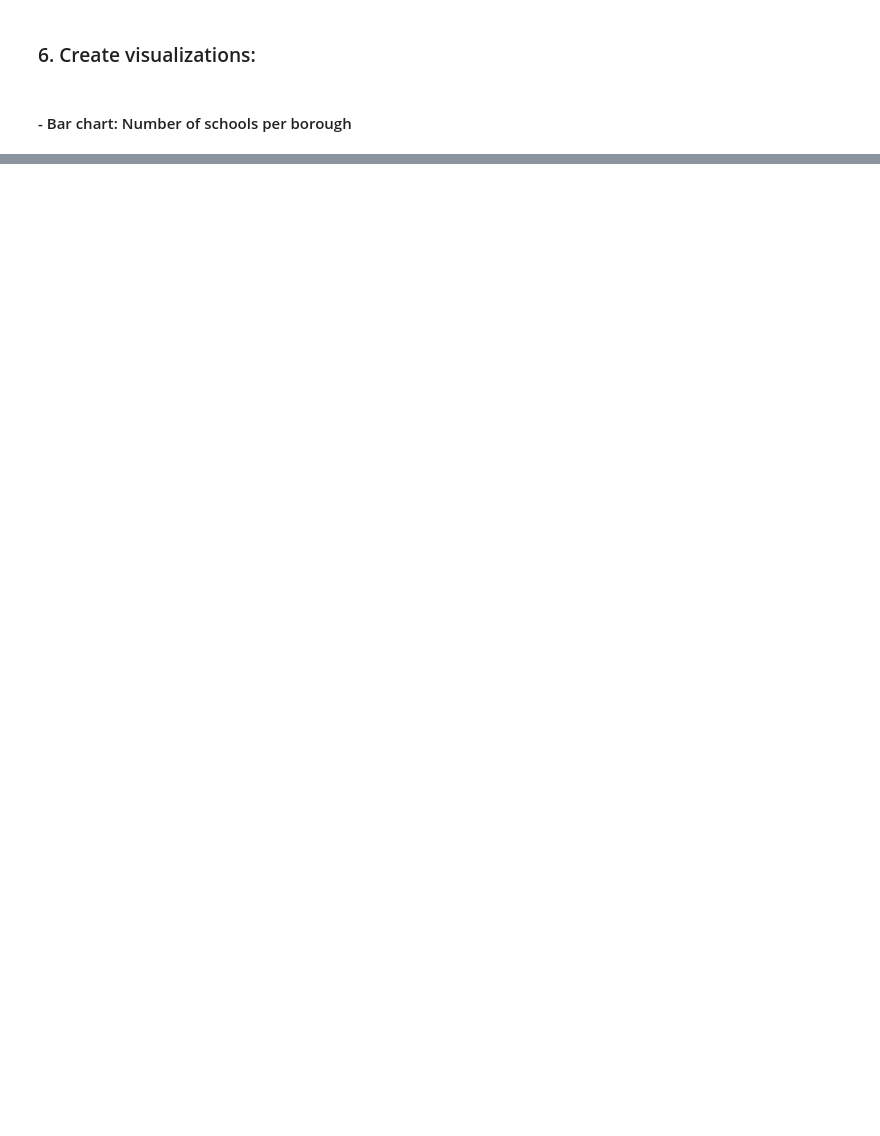
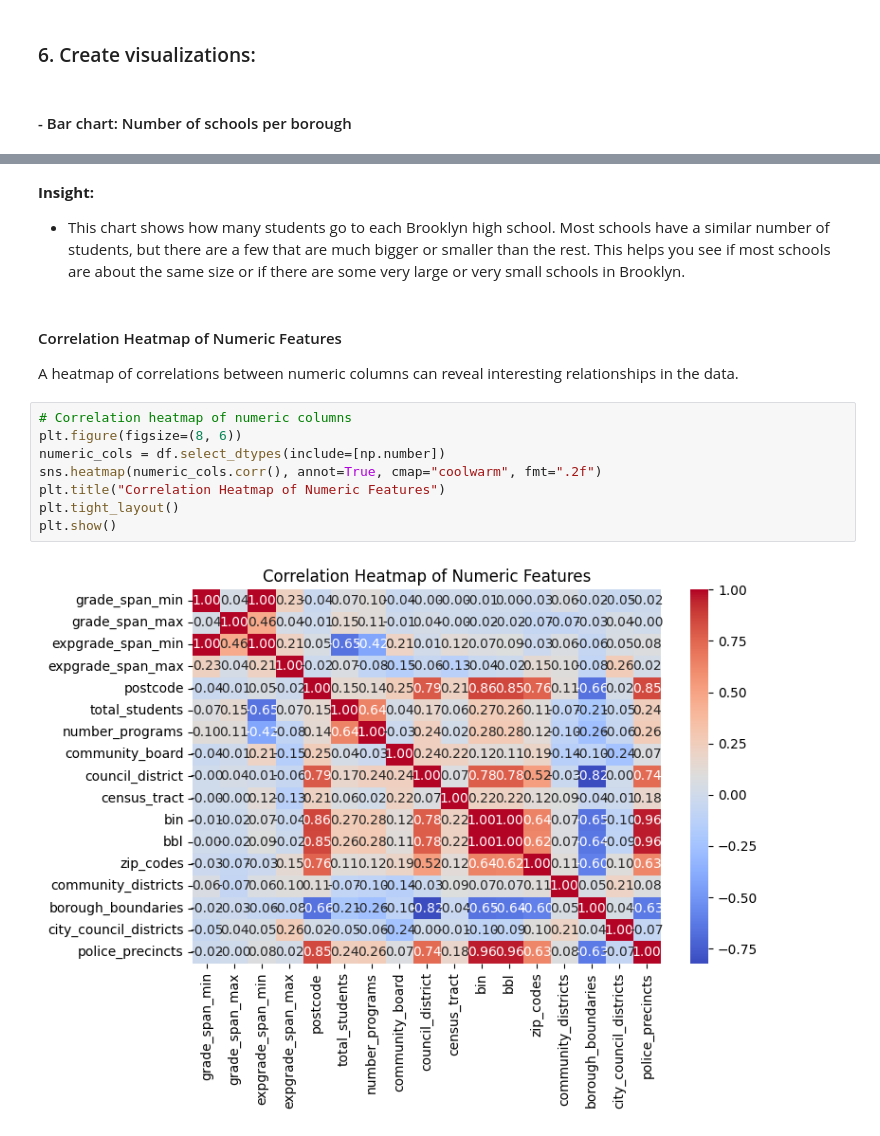
Before and after one commit to zvuk1T/Mock_Interviews, a Jupyter notebook: Notebooks/day2_analysis.ipynb, the cells around one changed output, grey strips where cells are left out. Drawn from its saved outputs; the diff is of its cells as text; blank space fills up the shorter version.

```diff
--- a/Notebooks/day2_analysis.ipynb
+++ b/Notebooks/day2_analysis.ipynb
@@ -185,0 +248,16 @@ plt.show()
+# %% [markdown]
+**Insight:**
+- This chart shows how many students go to each Brooklyn high school. Most schools have a similar number of students, but there are a few that are much bigger or smaller than the rest. This helps you see if most schools are about the same size or if there are some very large or very small schools in Brooklyn.
+# %% [markdown]
+#### Correlation Heatmap of Numeric Features
+A heatmap of correlations between numeric columns can reveal interesting relationships in the data.
+# %%
+# Correlation heatmap of numeric columns
+plt.figure(figsize=(8, 6))
+numeric_cols = df.select_dtypes(include=[np.number])
+sns.heatmap(numeric_cols.corr(), annot=True, cmap="coolwarm", fmt=".2f")
+plt.title("Correlation Heatmap of Numeric Features")
+plt.tight_layout()
+plt.show()
+# %% [output]
+[figure, added]
```
Also changed, not shown: parts of 20 cells of this notebook.
